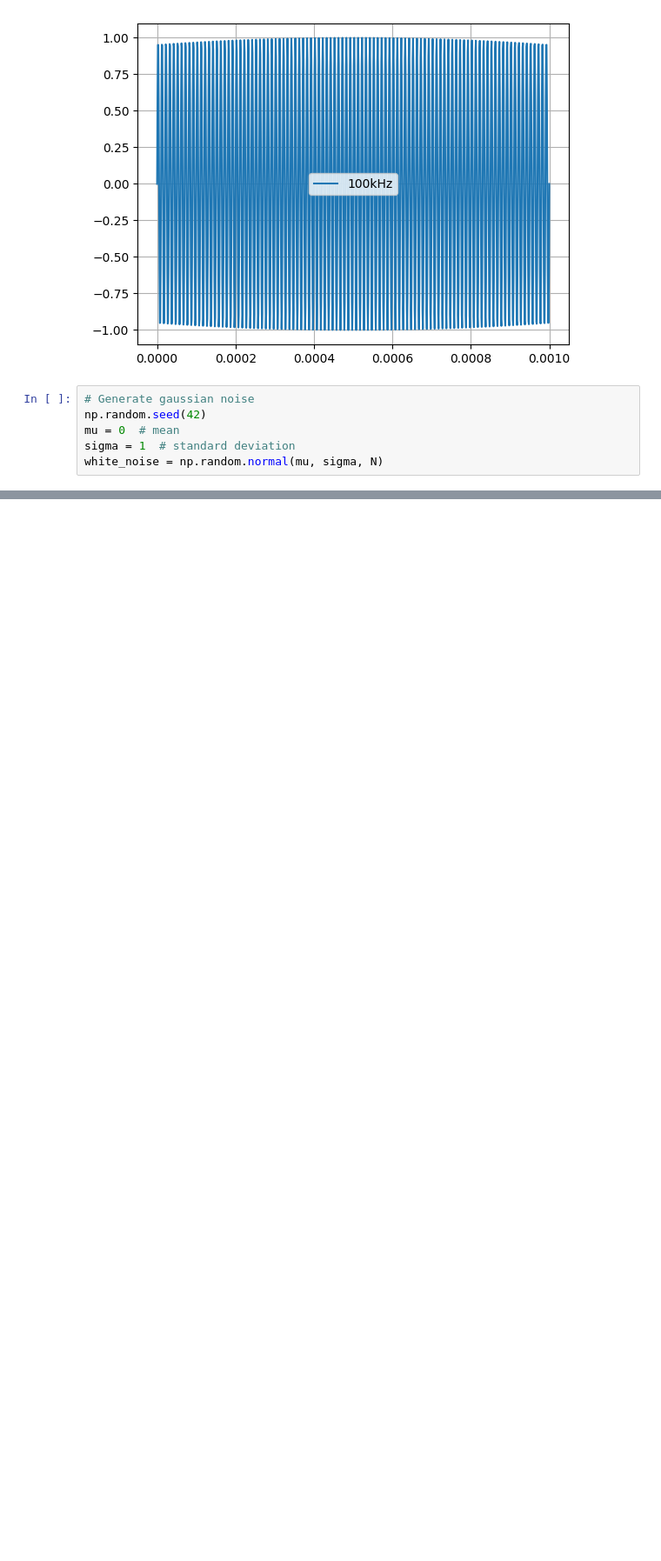
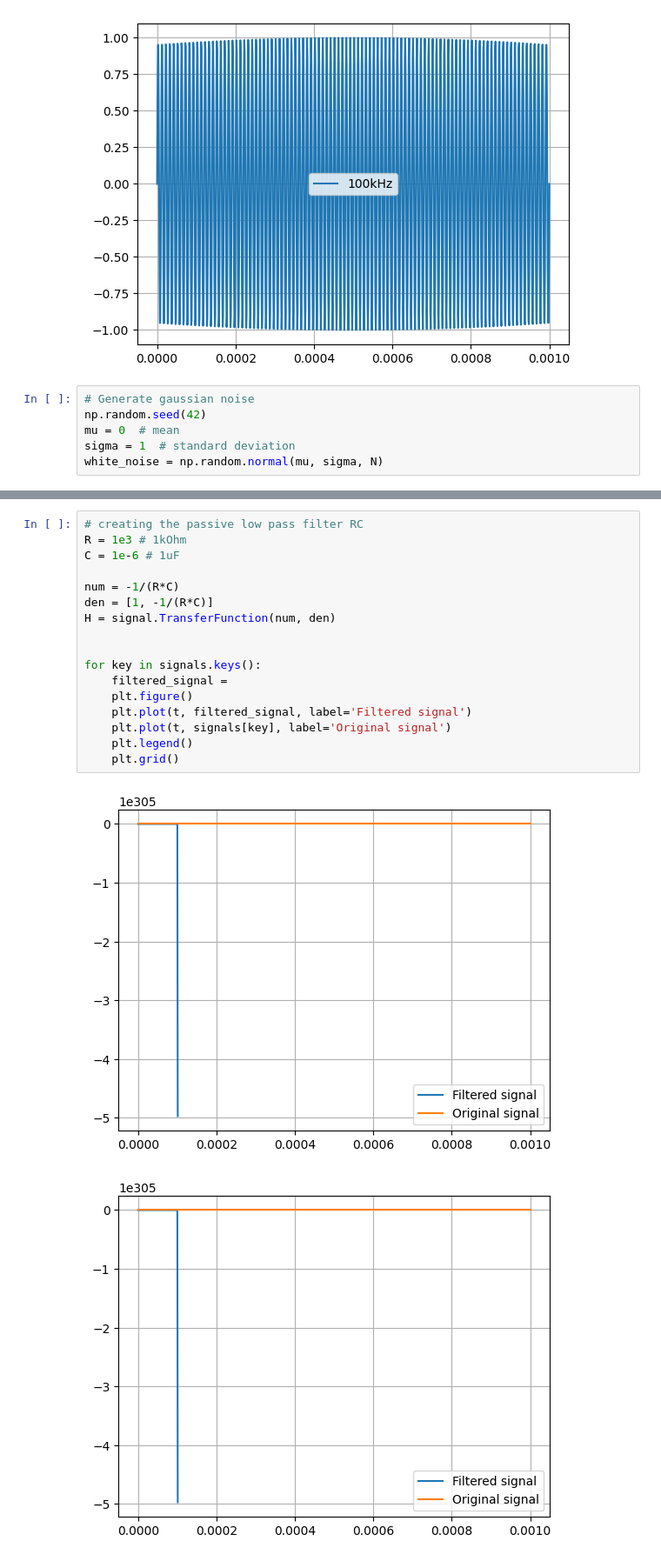
Before and after one commit to V-kr0pt/filtros_ufpb, a Jupyter notebook: filters.ipynb, the cells around one changed output, grey strips where cells are left out. Shown at 87% size. Drawn from its saved outputs; the diff is of its cells as text; blank space fills up the shorter version.

```diff
--- a/filters.ipynb
+++ b/filters.ipynb
@@ -51,0 +73,20 @@ for key in signals.keys():
+# %%
+# creating the passive low pass filter RC
+R = 1e3 # 1kOhm
+C = 1e-6 # 1uF
+
+num = -1/(R*C)
+den = [1, -1/(R*C)]
+H = signal.TransferFunction(num, den)
+
+
+for key in signals.keys():
+    filtered_signal =
+    plt.figure()
+    plt.plot(t, filtered_signal, label='Filtered signal')
+    plt.plot(t, signals[key], label='Original signal')
+    plt.legend()
+    plt.grid()
+# %% [output]
+[figure, added]
+[figure, added]
```
Also changed, not shown: parts of 4 cells of this notebook.
